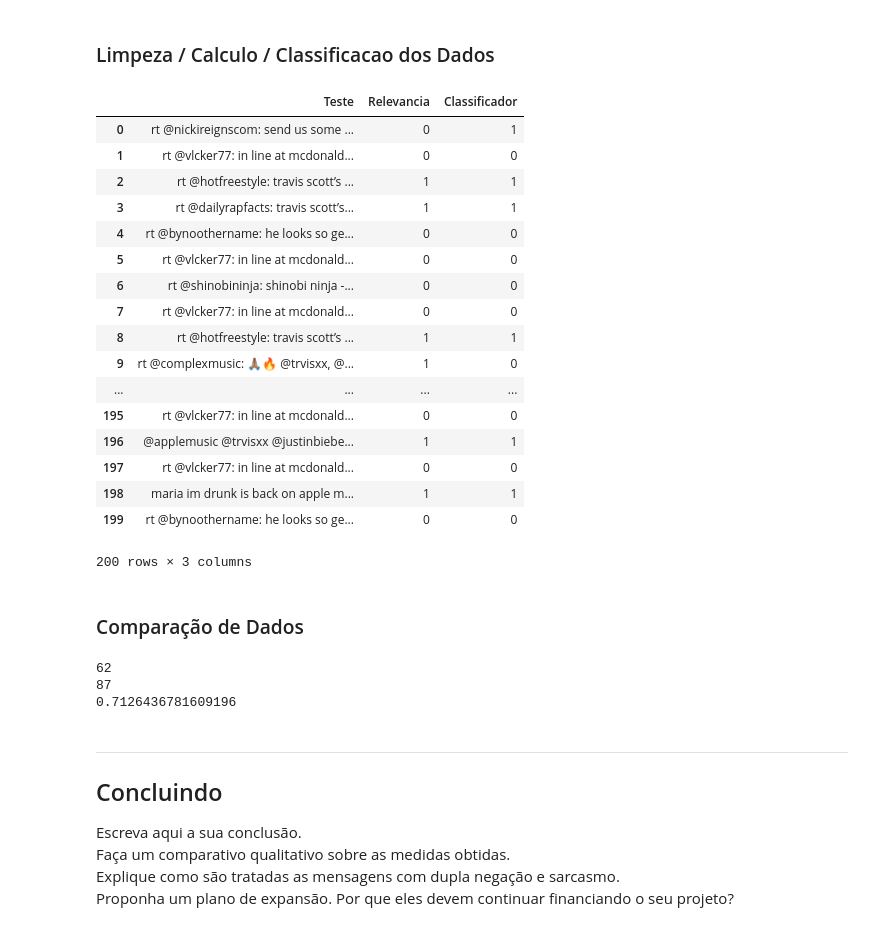
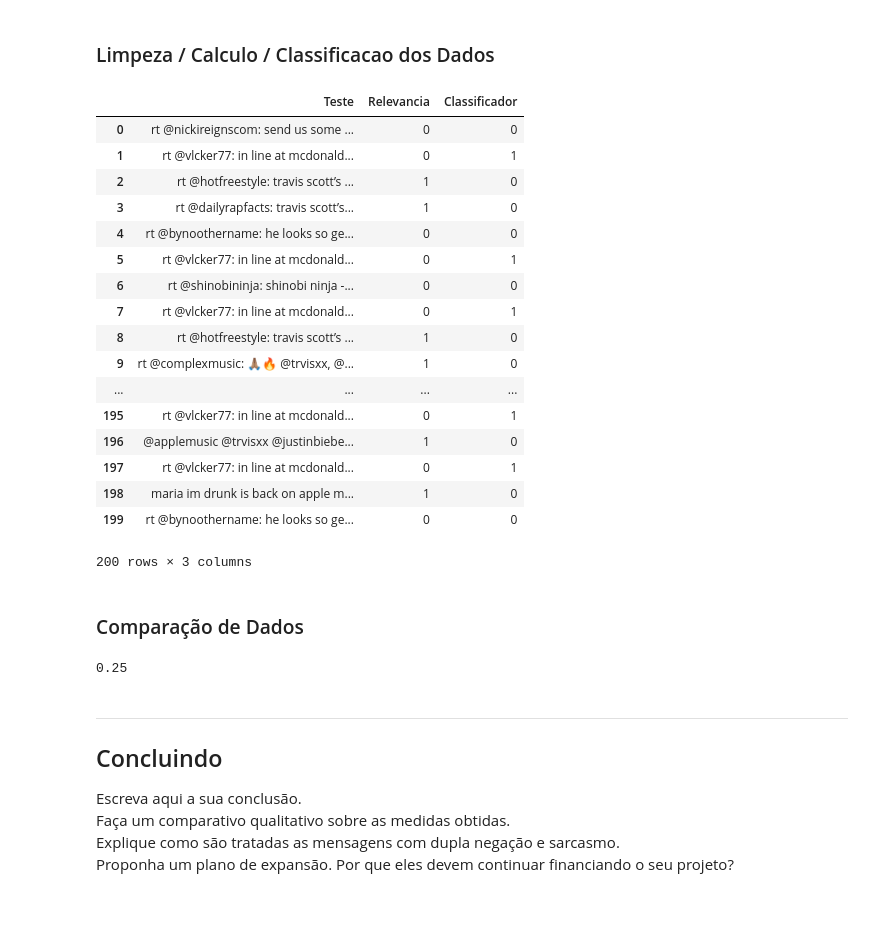
Before and after one commit to guidiamond/classificador_tweets_apple, a Jupyter notebook: Projeto-2-Naive-Bayes.ipynb, the cells around one changed output. Drawn from its saved outputs; the diff is of its cells as text; code cells hidden in the pictures.

```diff
--- a/Projeto-2-Naive-Bayes.ipynb
+++ b/Projeto-2-Naive-Bayes.ipynb
@@ -174,16 +146,12 @@ limpeza_positivo
 # %%
 # Probabilidades Totais (total / total positiva / total negativa)
 prob_total = len(treinamento_raw_positivo) + len(treinamento_raw_negativo)
-probabilidade_positivo_total = np.log(len(treinamento_raw_positivo) + 1 / (len(treinamento_raw_positivo) + len(treinamento_raw_negativo)))
-probabilidade_negativo_total = np.log(len(treinamento_raw_negativo) + 1 / (len(treinamento_raw_positivo) + len(treinamento_raw_negativo)))
+probabilidade_positivo_total = np.log(len(treinamento_raw_positivo) / (len(treinamento_raw_positivo) + len(treinamento_raw_negativo)))
+probabilidade_negativo_total = np.log(len(treinamento_raw_negativo) / (len(treinamento_raw_positivo) + len(treinamento_raw_negativo)))
 
-# Probabilidade de cada palavra dado (positivo / negativo)
-frequencia_palavra_positivo = frequencia_das_palavras(contagem_positivo)
-frequencia_palavra_negativo = frequencia_das_palavras(contagem_negativo)
-
-# Aplicacao de Laplace smoothing nos dados (positivo/negativo)
-laplace_probabilidade_positivo = laplace_smoothing(frequencia_palavra_positivo, prob_total)
-laplace_probabilidade_negativo = laplace_smoothing(frequencia_palavra_negativo, prob_total)
+# Probabilidade de cada palavra dado (positivo / negativo) com laplace_smoothing
+frequencia_palavra_positivo = frequencia_das_palavras(contagem_positivo, prob_total)
+frequencia_palavra_negativo = frequencia_das_palavras(contagem_negativo, prob_total)
 # %% [markdown]
 ## Teste do Classificador
 # %% [markdown]
@@ -191,46 +159,45 @@ laplace_probabilidade_negativo = laplace_smoothing(frequencia_palavra_negativo,
 # %%
 #Leitura dos dados de teste
 leitura_excel_teste = pd.read_excel('tweets_apple.xlsx', sheet_name='Teste')
 
 #Limpeza dos dados
 teste_tratado = limpeza_de_dados(leitura_excel_teste, 'Teste')
 teste_tratado
 
 
-classificacao=calculador_probabilidade(teste_tratado, laplace_probabilidade_positivo,laplace_probabilidade_negativo, probabilidade_positivo_total, probabilidade_negativo_total, prob_total)
+classificacao = calculador_probabilidade(teste_tratado, frequencia_palavra_positivo,frequencia_palavra_negativo, probabilidade_positivo_total, probabilidade_negativo_total, prob_total)
 leitura_excel_teste['Classificador'] = classificacao
 leitura_excel_teste
 # %% [output]
 |  | Teste | Relevancia | Classificador |
-| 0 | rt @nickireignscom: send us some ... | 0 | 1 |
-| 1 | rt @vlcker77: in line at mcdonald... | 0 | 0 |
-| 2 | rt @hotfreestyle: travis scott’s ... | 1 | 1 |
-| 3 | rt @dailyrapfacts: travis scott’s... | 1 | 1 |
+| 0 | rt @nickireignscom: send us some ... | 0 | 0 |
+| 1 | rt @vlcker77: in line at mcdonald... | 0 | 1 |
+| 2 | rt @hotfreestyle: travis scott’s ... | 1 | 0 |
+| 3 | rt @dailyrapfacts: travis scott’s... | 1 | 0 |
 | 4 | rt @bynoothername: he looks so ge... | 0 | 0 |
-| 5 | rt @vlcker77: in line at mcdonald... | 0 | 0 |
+| 5 | rt @vlcker77: in line at mcdonald... | 0 | 1 |
 | 6 | rt @shinobininja: shinobi ninja -... | 0 | 0 |
-| 7 | rt @vlcker77: in line at mcdonald... | 0 | 0 |
-| 8 | rt @hotfreestyle: travis scott’s ... | 1 | 1 |
+| 7 | rt @vlcker77: in line at mcdonald... | 0 | 1 |
+| 8 | rt @hotfreestyle: travis scott’s ... | 1 | 0 |
 | 9 | rt @complexmusic: 🙏🏽🔥 @trvisxx, @... | 1 | 0 |
 | ... | ... | ... | ... |
-| 195 | rt @vlcker77: in line at mcdonald... | 0 | 0 |
-| 196 | @applemusic @trvisxx @justinbiebe... | 1 | 1 |
-| 197 | rt @vlcker77: in line at mcdonald... | 0 | 0 |
-| 198 | maria im drunk is back on apple m... | 1 | 1 |
+| 195 | rt @vlcker77: in line at mcdonald... | 0 | 1 |
+| 196 | @applemusic @trvisxx @justinbiebe... | 1 | 0 |
+| 197 | rt @vlcker77: in line at mcdonald... | 0 | 1 |
+| 198 | maria im drunk is back on apple m... | 1 | 0 |
 | 199 | rt @bynoothername: he looks so ge... | 0 | 0 |
 200 rows × 3 columns
 # %% [markdown]
 ### Comparação de Dados
-# %%
-Classificador = limpeza = leitura_excel_teste.Classificador.sum()
-rel = limpeza = leitura_excel_teste.Relevancia.sum()
-print(Classificador)
-print(rel)
-print(Classificador/rel)
-# %% [output]
-62
-87
-0.7126436781609196
+# %%
+i = 0
+for e in range(len(leitura_excel_teste.Relevancia)):
+    if leitura_excel_teste.Relevancia[e] == leitura_excel_teste.Classificador[e]:
+        i += 1
+relacao = i / len(leitura_excel_teste.Relevancia)
+relacao
+# %% [output]
+0.25
 # %% [markdown]
 ___
 ## Concluindo
```
Also changed, not shown: parts of 3 cells of this notebook, 1 other file.
